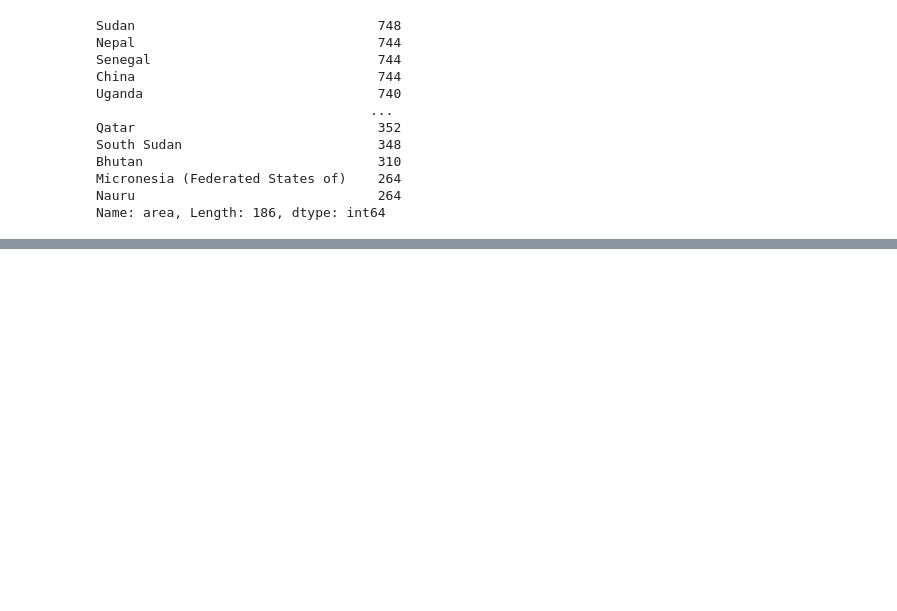
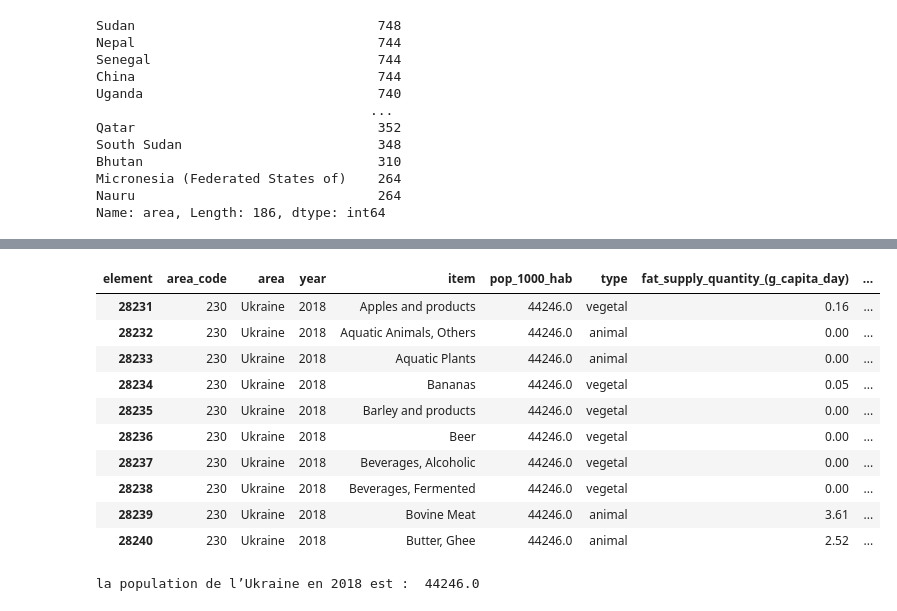
Before and after one commit to Noura-ou/la-librairie-pandas-avec-le-jeu-de-donn-es-de-la-FAO, a Jupyter notebook: fao_pandas/pandas.ipynb, the cells around one changed output, grey strips where cells are left out. Saved outputs shown, nothing was run; the diff lists cells and outputs as text; code cells hidden in the pictures; blank space fills up the shorter version.

```diff
--- a/fao_pandas/pandas.ipynb
+++ b/fao_pandas/pandas.ipynb
@@ -320,0 +563,14 @@ Name: area, Length: 186, dtype: int64
+# %%
+nouvelles_donnes.head(10)
+# %% [output]
+| element | area_code | area | year | item | pop_1000_hab | type | fat_supply_quantity_(g_capita_day) | ... |
+| 28231 | 230 | Ukraine | 2018 | Apples and products | 44246.0 | vegetal | 0.16 | ... |
+| 28232 | 230 | Ukraine | 2018 | Aquatic Animals, Others | 44246.0 | animal | 0.00 | ... |
+| 28233 | 230 | Ukraine | 2018 | Aquatic Plants | 44246.0 | animal | 0.00 | ... |
+| 28234 | 230 | Ukraine | 2018 | Bananas | 44246.0 | vegetal | 0.05 | ... |
+| 28235 | 230 | Ukraine | 2018 | Barley and products | 44246.0 | vegetal | 0.00 | ... |
+| 28236 | 230 | Ukraine | 2018 | Beer | 44246.0 | vegetal | 0.00 | ... |
+| 28237 | 230 | Ukraine | 2018 | Beverages, Alcoholic | 44246.0 | vegetal | 0.00 | ... |
+| 28238 | 230 | Ukraine | 2018 | Beverages, Fermented | 44246.0 | vegetal | 0.00 | ... |
+| 28239 | 230 | Ukraine | 2018 | Bovine Meat | 44246.0 | animal | 3.61 | ... |
+| 28240 | 230 | Ukraine | 2018 | Butter, Ghee | 44246.0 | animal | 2.52 | ... |
@@ -320,0 +579,4 @@ Name: area, Length: 186, dtype: int64
+# %%
+print('la population de l’Ukraine en 2018 est : ', a)
+# %% [output]
+la population de l’Ukraine en 2018 est :  44246.0
```
Also changed, not shown: parts of 54 cells of this notebook.
